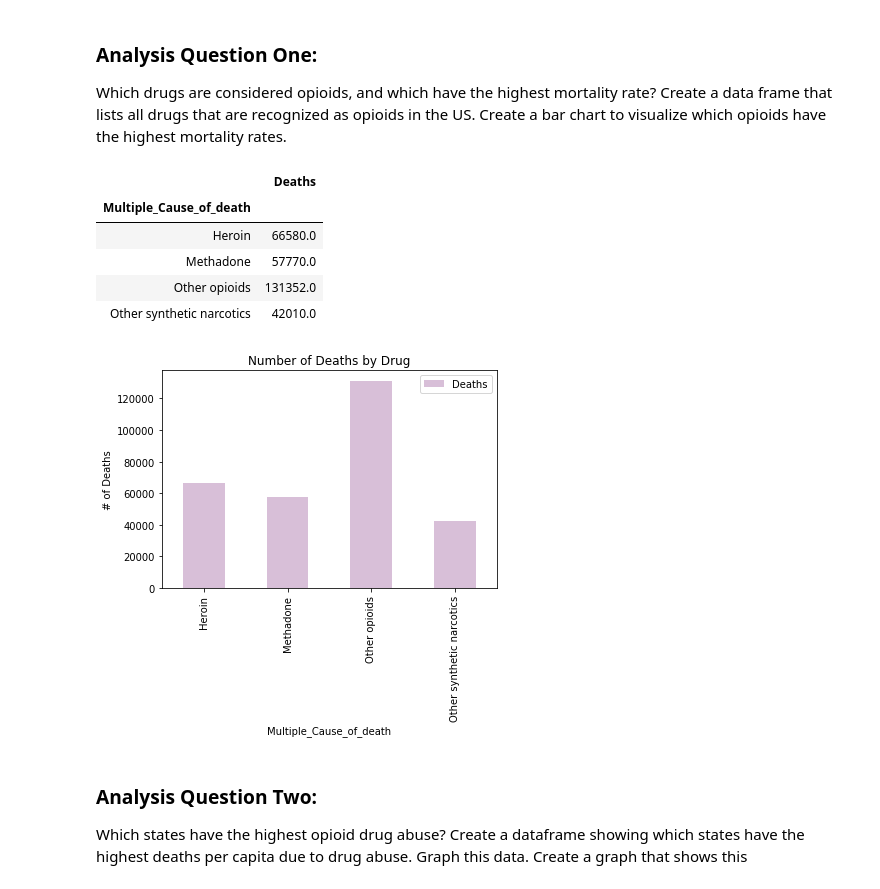
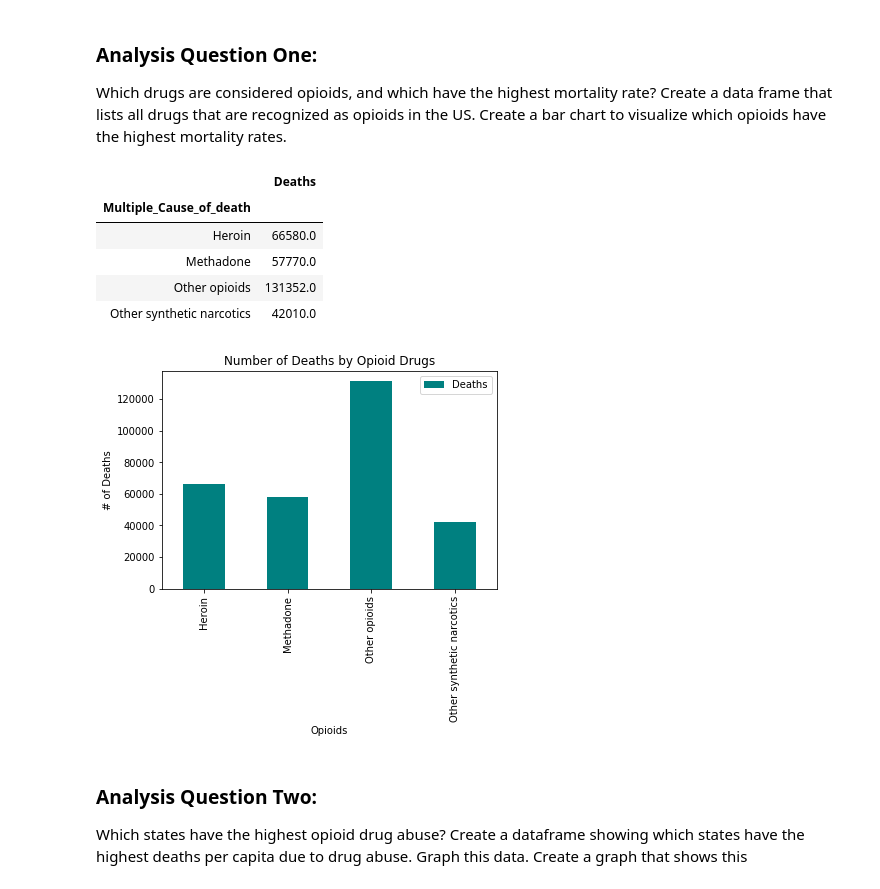
Before and after one commit to fia400/CPSSTeam, a Jupyter notebook: CPSS Main Code - Final.ipynb, the cells around one changed output. Drawn from its saved outputs; the diff is of its cells as text; code cells hidden in the pictures.

```diff
--- a/CPSS Main Code - Final.ipynb
+++ b/CPSS Main Code - Final.ipynb
@@ -239,25 +203,26 @@ See the caveats in the documentation: http://pandas.pydata.org/pandas-docs/stabl
 ### Analysis Question One:
 Which drugs are considered opioids, and which have the highest mortality rate? Create a data frame that lists all drugs that are recognized as opioids in the US. Create a bar chart to visualize which opioids have the highest mortality rates.
 # %%
+#Create a new data frame that includes just teh opiods and the sum of all deaths
 Opiods = merge_table [merge_table["Multiple_Cause_of_death"] !="All Opioids"]
-#Drugs = Opiods.Multiple_Cause_of_death.unique()
 Opiods = Opiods.groupby(["Multiple_Cause_of_death"]).sum()
 Opiods = Opiods.loc[:,["Deaths"]]
 Deaths = Opiods["Deaths"]
-
-Opiods.plot(kind="bar",y='Deaths', use_index=True, color="thistle")
-plt.title('Number of Deaths by Drug')
+#plot that data and show dataframe
+Opiods.plot(kind="bar",y='Deaths', use_index=True, color="Teal")
+plt.title('Number of Deaths by Opioid Drugs')
+plt.xlabel("Opioids")
 plt.ylabel("# of Deaths")
 plt.show
 Opiods
 # %% [output]
 |  | Deaths |
 | Multiple_Cause_of_death |  |
 | Heroin | 66580.0 |
 | Methadone | 57770.0 |
 | Other opioids | 131352.0 |
 | Other synthetic narcotics | 42010.0 |
-[figure, old version]
+[figure, new version]
 # %% [markdown]
 ### Analysis Question Two:
 Which states have the highest opioid drug abuse? Create a dataframe showing which states have the highest deaths per capita due to drug abuse. Graph this data. Create a graph that shows this
```
Also changed, not shown: parts of 34 cells of this notebook.
